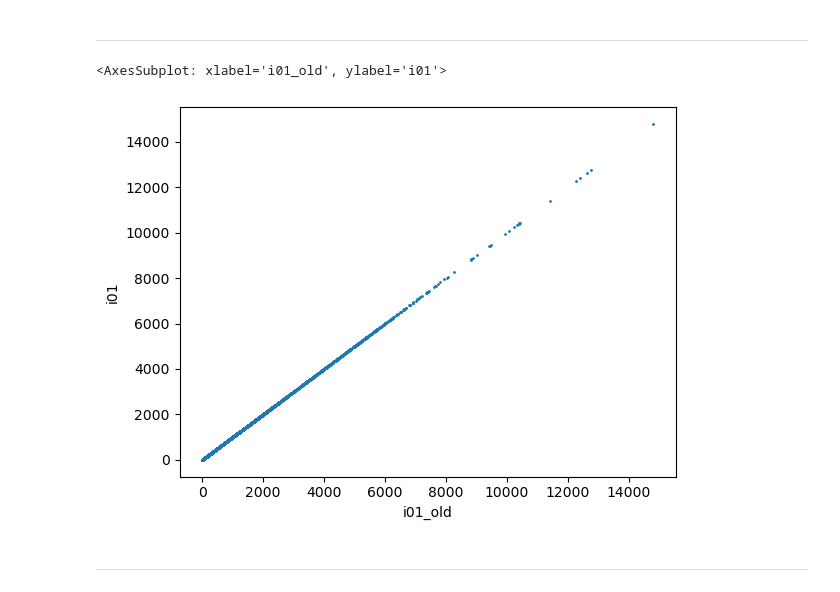
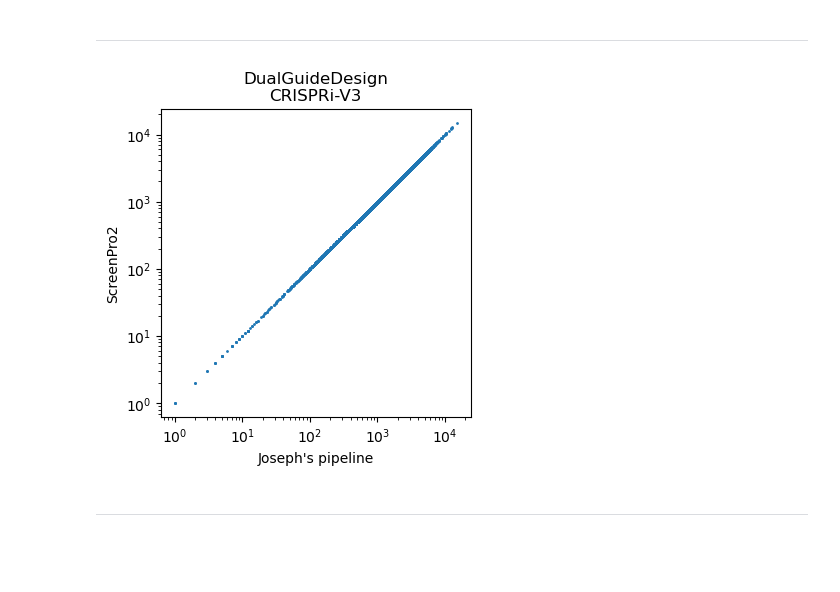
Before and after one commit to FunGI-cap/ScreenPro-Benchmarking, a Jupyter notebook: analysis/1a-single-or-dual-guide-screens/single-or-dual-guide-screen-reanalysis.ipynb, the cells around one changed output. Saved outputs shown, nothing was run; the diff lists cells and outputs as text; code cells hidden in the pictures; blank space fills up the shorter version.

```diff
--- a/analysis/1a-single-or-dual-guide-screens/single-or-dual-guide-screen-reanalysis.ipynb
+++ b/analysis/1a-single-or-dual-guide-screens/single-or-dual-guide-screen-reanalysis.ipynb
@@ -117,5 +119,5 @@ from screenpro.ngs import Counter
 # %%
-counter = Counter(cas_type = 'cas9', library_type = 'dual_guide_design')
+counter = scp.Counter(cas_type = 'cas9', library_type = 'dual_guide_design')
 # %%
 counter.load_library('JR_V3lib_top2_v2.csv', sep = ',', verbose = True)
 # %% [output]
@@ -211,16 +152,16 @@ meta = pd.read_excel('DDRi_PRDX1_screen/PRDX1samplesheet_incgrowth.xlsx').set_in
 # %%
 adata = counter.build_counts_anndata(source='library')
-adata.obs = meta
+# adata.obs = meta
 # %%
-adata.var['targetType'] = ''
-adata.var.loc[adata.var.target.eq('negative_control'),'targetType']  = 'negCtrl'
-adata.var.loc[~adata.var.target.eq('negative_control'),'targetType'] = 'gene'
-adata.var.index.name = None
+# adata.var['targetType'] = ''
+# adata.var.loc[adata.var.target.eq('negative_control'),'targetType']  = 'negCtrl'
+# adata.var.loc[~adata.var.target.eq('negative_control'),'targetType'] = 'gene'
+# adata.var.index.name = None
 
-adata.obs.treatment = adata.obs.treatment.str.replace('-','T0')
-adata.obs = adata.obs.rename(columns={'treatment':'condition','rep':'replicate'})
+# adata.obs.treatment = adata.obs.treatment.str.replace('-','T0')
+# adata.obs = adata.obs.rename(columns={'treatment':'condition','rep':'replicate'})
 
-adata.obs['pop_doublings'] = meta['pop doublings'].replace('-',np.nan).astype(float)
+# adata.obs['pop_doublings'] = meta['pop doublings'].replace('-',np.nan).astype(float)
 
-del adata.obs['pop doublings']
+# del adata.obs['pop doublings']
 # %%
@@ -243,11 +184,22 @@ i01_ol_df = pd.concat([
     i01_screenpro2_count
     ]
 ,axis=1)
-# %%
-i01_ol_df.plot.scatter('i01_old','i01',s=1)
-# %% [output]
-<AxesSubplot: xlabel='i01_old', ylabel='i01'>
-[figure, removed]
+# %%
+fig, ax = plt.subplots(figsize=(4,4))
+
+i01_ol_df.plot.scatter('i01_old','i01',s=1, ax=ax)
+
+plt.xlabel("Joseph's pipeline")
+plt.ylabel('ScreenPro2')
+
+plt.xscale('log')
+plt.yscale('log')
+
+plt.title('DualGuideDesign\nCRISPRi-V3')
+
+plt.show()
+# %% [output]
+[figure, added]
 # %% [markdown]
 ___
 # %%
```
Also changed, not shown: parts of 59 cells of this notebook.
